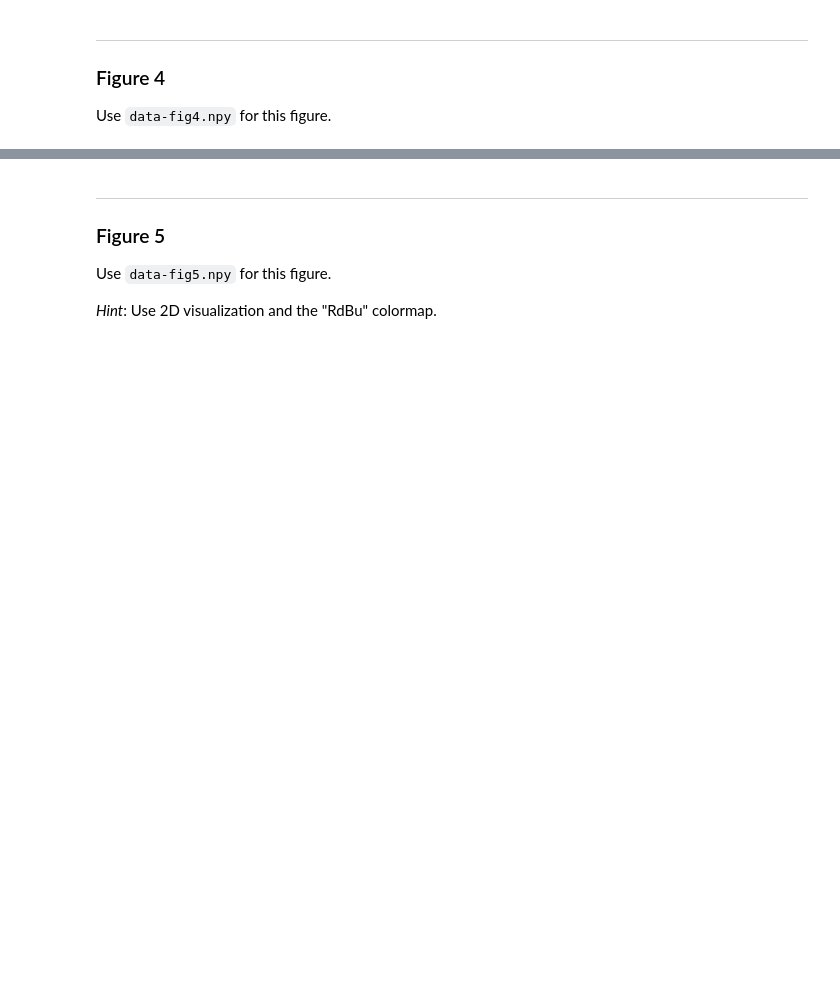
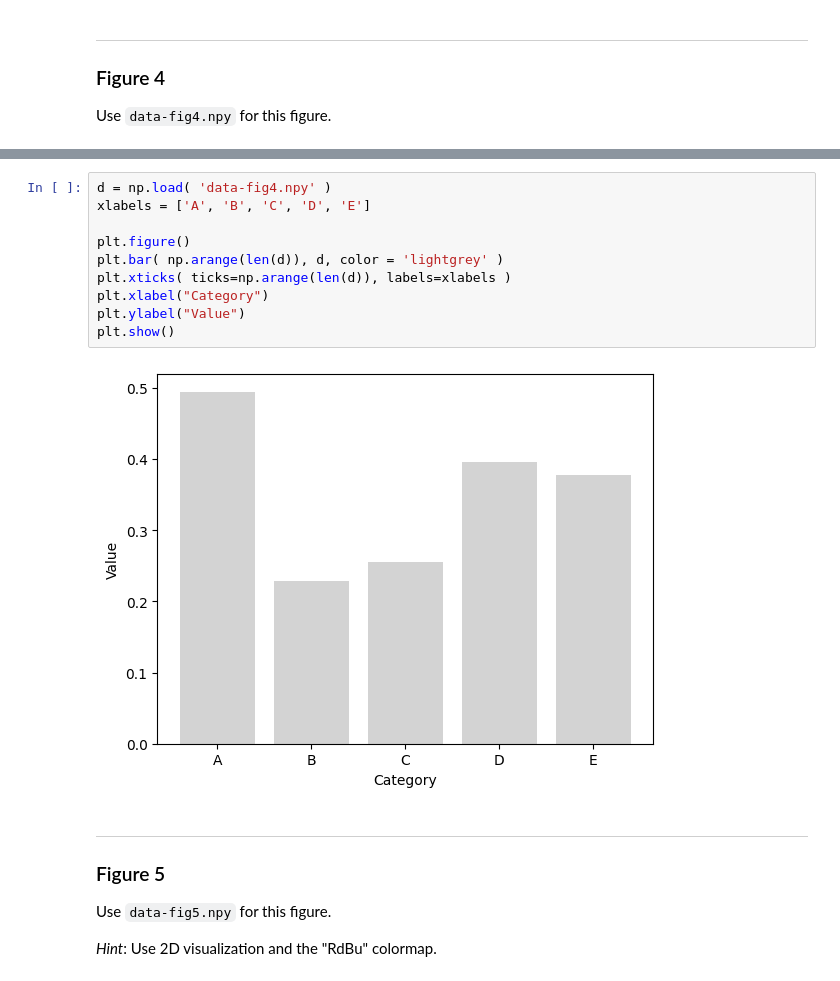
Before and after one commit to qilrkf/DataAnalysisAssignments, a Jupyter notebook: Assn-3.ipynb, the cells around one changed output, grey strips where cells are left out. Drawn from its saved outputs; the diff is of its cells as text; blank space fills up the shorter version.

```diff
--- a/Assn-3.ipynb
+++ b/Assn-3.ipynb
@@ -60,3 +78,15 @@ Use `data-fig4.npy` for this figure.
+# %%
+d = np.load( 'data-fig4.npy' )
+xlabels = ['A', 'B', 'C', 'D', 'E']
+
+plt.figure()
+plt.bar( np.arange(len(d)), d, color = 'lightgrey' )
+plt.xticks( ticks=np.arange(len(d)), labels=xlabels )
+plt.xlabel("Category")
+plt.ylabel("Value")
+plt.show()
+# %% [output]
+[figure, added]
 # %% [markdown]
 ___
 
```
Also changed, not shown: parts of 12 cells of this notebook.
